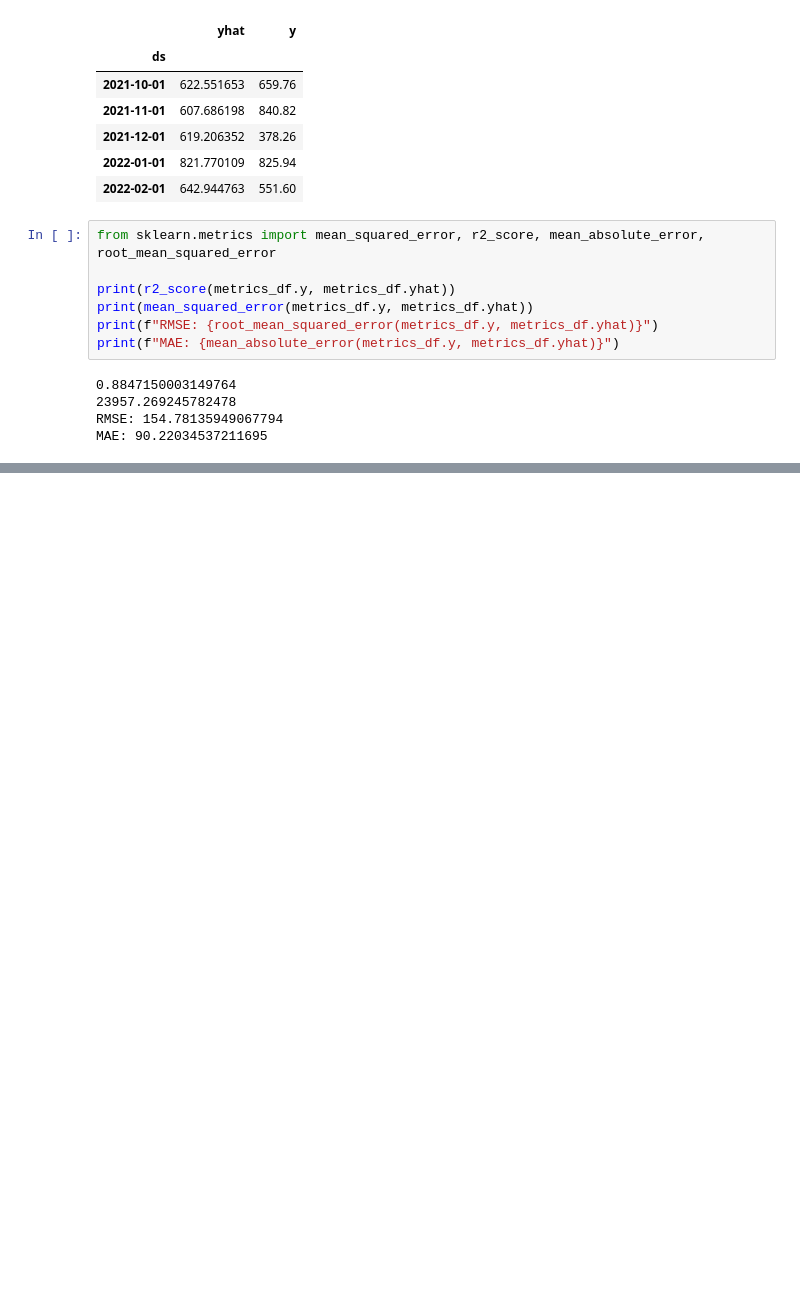
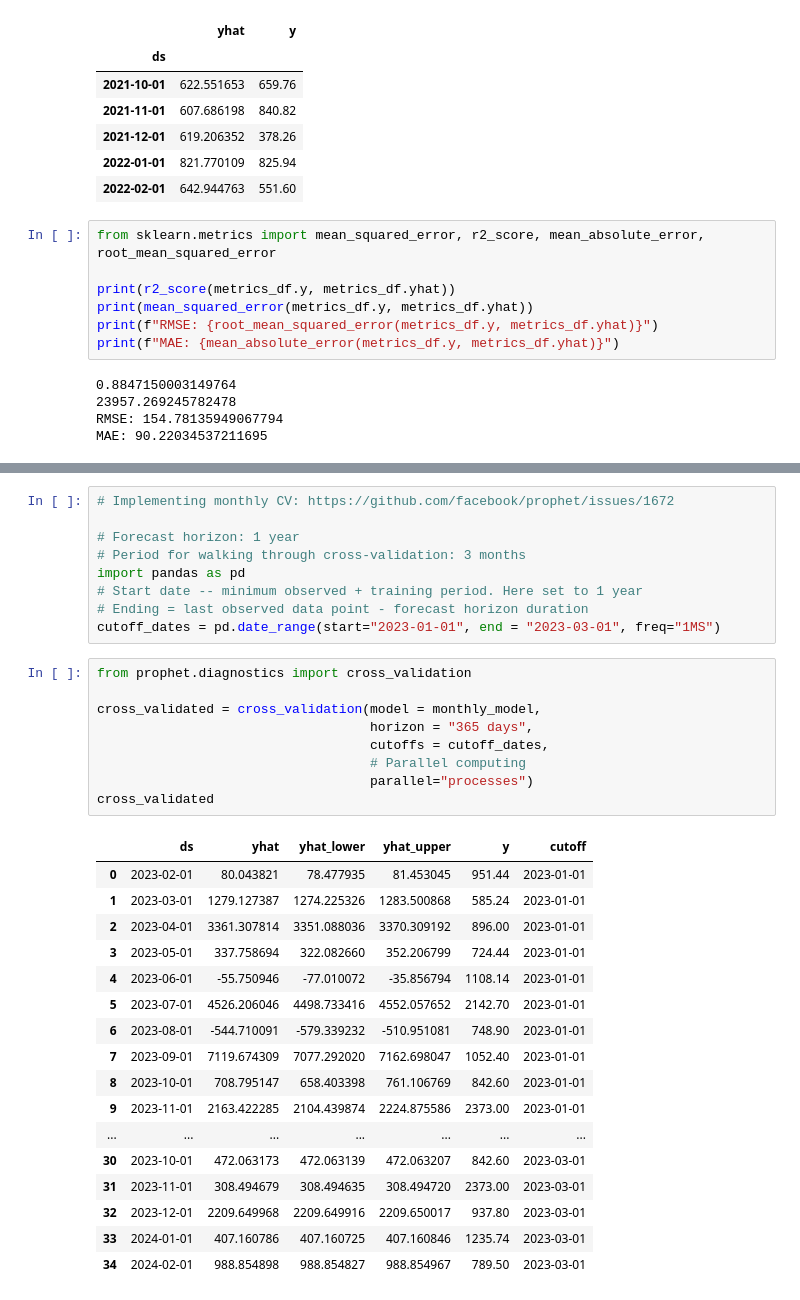
Before and after one commit to Mkranj/time_series_expenses, a Jupyter notebook: scripts/basic_timeseries.ipynb, the cells around one changed output, grey strips where cells are left out. Drawn from its saved outputs; the diff is of its cells as text; blank space fills up the shorter version.

Commit message:
Implement cross validation

```diff
--- a/scripts/basic_timeseries.ipynb
+++ b/scripts/basic_timeseries.ipynb
@@ -192,0 +203,36 @@ MAE: 90.22034537211695
+# %%
+# Implementing monthly CV: https://github.com/facebook/prophet/issues/1672
+
+# Forecast horizon: 1 year
+# Period for walking through cross-validation: 3 months
+import pandas as pd
+# Start date -- minimum observed + training period. Here set to 1 year
+# Ending = last observed data point - forecast horizon duration
+cutoff_dates = pd.date_range(start="2023-01-01", end = "2023-03-01", freq="1MS")
+# %%
+from prophet.diagnostics import cross_validation
+
+cross_validated = cross_validation(model = monthly_model,
+                                   horizon = "365 days",
+                                   cutoffs = cutoff_dates,
+                                   # Parallel computing
+                                   parallel="processes")
+cross_validated
+# %% [output]
+|  | ds | yhat | yhat_lower | yhat_upper | y | cutoff |
+| 0 | 2023-02-01 | 80.043821 | 78.477935 | 81.453045 | 951.44 | 2023-01-01 |
+| 1 | 2023-03-01 | 1279.127387 | 1274.225326 | 1283.500868 | 585.24 | 2023-01-01 |
+| 2 | 2023-04-01 | 3361.307814 | 3351.088036 | 3370.309192 | 896.00 | 2023-01-01 |
+| 3 | 2023-05-01 | 337.758694 | 322.082660 | 352.206799 | 724.44 | 2023-01-01 |
+| 4 | 2023-06-01 | -55.750946 | -77.010072 | -35.856794 | 1108.14 | 2023-01-01 |
+| 5 | 2023-07-01 | 4526.206046 | 4498.733416 | 4552.057652 | 2142.70 | 2023-01-01 |
+| 6 | 2023-08-01 | -544.710091 | -579.339232 | -510.951081 | 748.90 | 2023-01-01 |
+| 7 | 2023-09-01 | 7119.674309 | 7077.292020 | 7162.698047 | 1052.40 | 2023-01-01 |
+| 8 | 2023-10-01 | 708.795147 | 658.403398 | 761.106769 | 842.60 | 2023-01-01 |
+| 9 | 2023-11-01 | 2163.422285 | 2104.439874 | 2224.875586 | 2373.00 | 2023-01-01 |
+| ... | ... | ... | ... | ... | ... | ... |
+| 30 | 2023-10-01 | 472.063173 | 472.063139 | 472.063207 | 842.60 | 2023-03-01 |
+| 31 | 2023-11-01 | 308.494679 | 308.494635 | 308.494720 | 2373.00 | 2023-03-01 |
+| 32 | 2023-12-01 | 2209.649968 | 2209.649916 | 2209.650017 | 937.80 | 2023-03-01 |
+| 33 | 2024-01-01 | 407.160786 | 407.160725 | 407.160846 | 1235.74 | 2023-03-01 |
+| 34 | 2024-02-01 | 988.854898 | 988.854827 | 988.854967 | 789.50 | 2023-03-01 |
```
Also changed, not shown: parts of 1 cell of this notebook.
